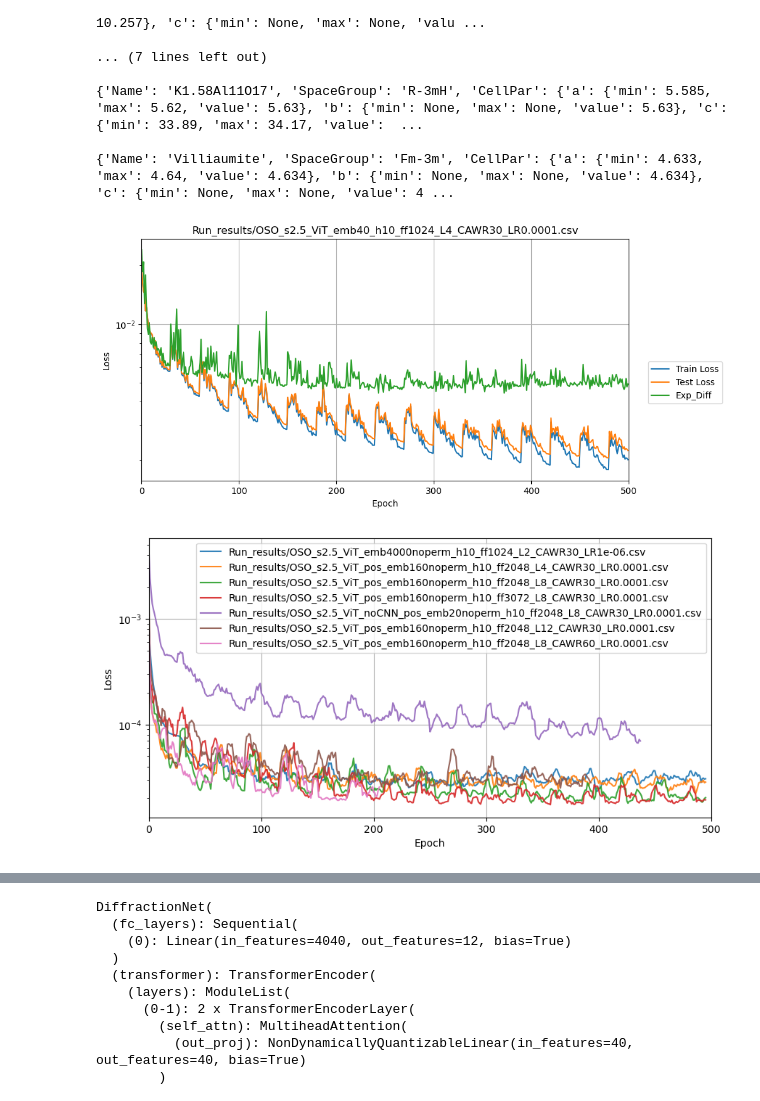
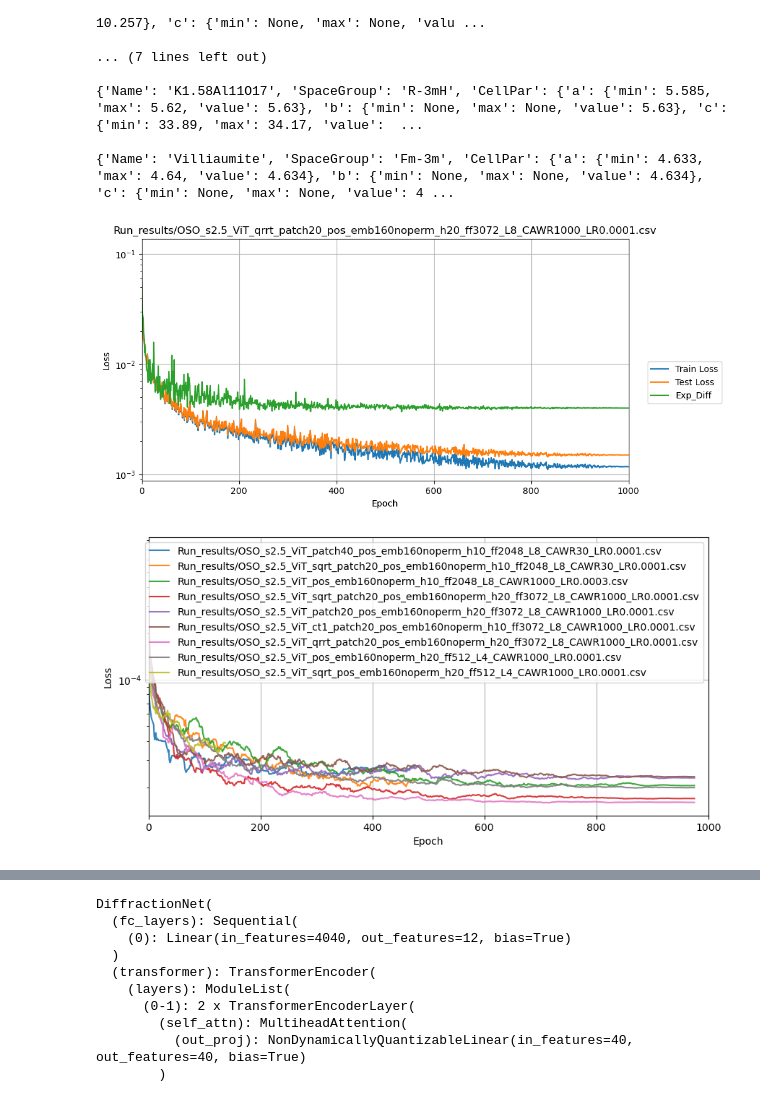
Before and after one commit to VladimirStanovov/DiffractNet, a Jupyter notebook: NN_QPA_OSO/DiffractNet_Results_Analysis.ipynb, the cells around one changed output, grey strips where cells are left out. Cells and saved outputs as stored; diff of their text form; code cells hidden in the pictures.

Commit message:
updated figure and added new data

```diff
--- a/NN_QPA_OSO/DiffractNet_Results_Analysis.ipynb
+++ b/NN_QPA_OSO/DiffractNet_Results_Analysis.ipynb
@@ -295,40 +295,52 @@ Res_names = ['Run_results/OSO_s2.5_ViT_emb40_h10_ff64_L4_CAWR30_LR0.0001.csv',
              'Run_results/OSO_s2.5_ViT_noCNN_pos_emb20noperm_h10_ff2048_L8_CAWR30_LR0.0001.csv',
              'Run_results/OSO_s2.5_ViT_pos_emb160noperm_h10_ff2048_L12_CAWR30_LR0.0001.csv',
              'Run_results/OSO_s2.5_ViT_pos_emb160noperm_h10_ff2048_L8_CAWR60_LR0.0001.csv',
+             'Run_results/OSO_s2.5_ViT_pos_emb160noperm_h10_ff2048_L8_CAWR30_LR0.0003.csv',
+             'Run_results/OSO_s2.5_ViT_pos_emb160noperm_h10_ff2048_L8_CAWR500_LR0.0001.csv',
+             'Run_results/OSO_s2.5_ViT_pos_emb160noperm_h10_ff2048_L8_CAWR30_LR1e-05.csv',
+             'Run_results/OSO_s2.5_ViT_patch40_pos_emb160noperm_h10_ff2048_L8_CAWR30_LR0.0001.csv',
+             'Run_results/OSO_s2.5_ViT_sqrt_patch20_pos_emb160noperm_h10_ff2048_L8_CAWR30_LR0.0001.csv',
+             'Run_results/OSO_s2.5_ViT_pos_emb160noperm_h10_ff2048_L8_CAWR1000_LR0.0003.csv',
+             'Run_results/OSO_s2.5_ViT_sqrt_patch20_pos_emb160noperm_h20_ff3072_L8_CAWR1000_LR0.0001.csv',
+             'Run_results/OSO_s2.5_ViT_patch20_pos_emb160noperm_h20_ff3072_L8_CAWR1000_LR0.0001.csv',
+             'Run_results/OSO_s2.5_ViT_ct1_patch20_pos_emb160noperm_h10_ff3072_L8_CAWR1000_LR0.0001.csv',
+             'Run_results/OSO_s2.5_ViT_qrrt_patch20_pos_emb160noperm_h20_ff3072_L8_CAWR1000_LR0.0001.csv',
+             'Run_results/OSO_s2.5_ViT_pos_emb160noperm_h20_ff512_L4_CAWR1000_LR0.0001.csv',
+             'Run_results/OSO_s2.5_ViT_sqrt_pos_emb160noperm_h20_ff512_L4_CAWR1000_LR0.0001.csv',
             ]
 dfs = []
 for rn in Res_names:
     dfs.append(pd.read_csv(rn,delimiter=';'))
 #print(dfs)
 # %%
-df_num = 5
+df_num = 37
 start = 0
-end = 500
+end = 1000
 SampleNames = ['Train Loss','Test Loss','Exp_Diff']
 fig,ax = plt.subplots(figsize=(10,5))
 for i in range(len(SampleNames)):
     tempdata = dfs[df_num][f'{SampleNames[i]}'].to_numpy()
     tempdata = smooth(tempdata, window_size=1)
     ax.plot(np.sqrt(tempdata),label=f'{SampleNames[i]}',alpha=1)
 ax.set_title(Res_names[df_num])
 ax.set_xlabel('Epoch')
 ax.set_ylabel('Loss')
 ax.set_yscale('log')
 ax.grid(True)
 ax.set_xlim(start,end)
 ax.legend(bbox_to_anchor=(1.03, 0.3), loc='lower left')
 plt.show()
 # %% [output]
-[figure, old version]
+[figure, new version]
 # %%
-df_nums = [21,22,23,24,25,26,27]
+df_nums = [31,32,33,34,35,36,37,38,39] #23,24,28,29,30,
 start = 0
-end = 500
+end = 1000
 SampleName = 'Exp_Diff'#'Train Loss'#'Train Loss'
 fig,ax = plt.subplots(figsize=(10,5))
 for i in range(len(df_nums)):
     tempdata = dfs[df_nums[i]][f'{SampleName}'].to_numpy()
-    tempdata = smooth(tempdata, window_size=5)
+    tempdata = smooth(tempdata, window_size=25)
     ax.plot((tempdata),label=f'{Res_names[df_nums[i]]}',alpha=0.9)
 ax.set_xlabel('Epoch')
 ax.set_ylabel('Loss')
@@ -338,4 +350,4 @@ ax.set_xlim(start,end)
 ax.legend(loc='upper right')
 plt.show()
 # %% [output]
-[figure, old version]
+[figure, new version]
```
Also changed, not shown: parts of 8 cells of this notebook, 21 other files.
